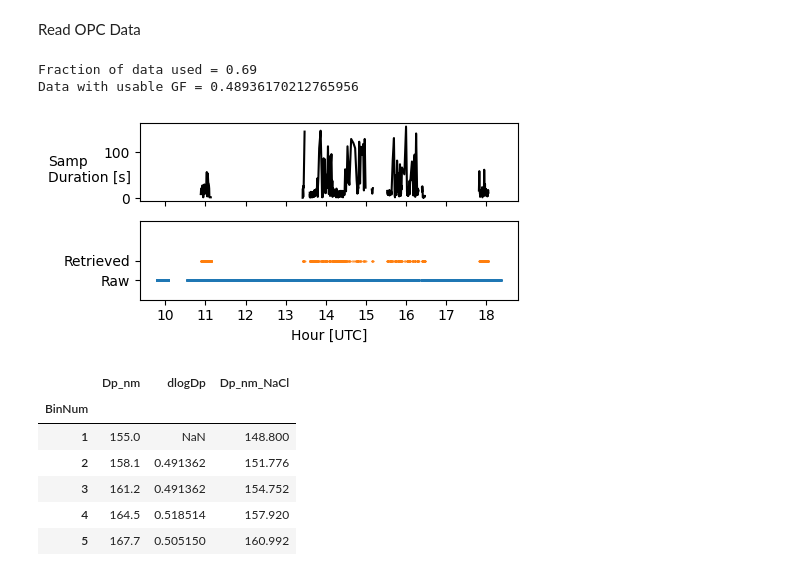
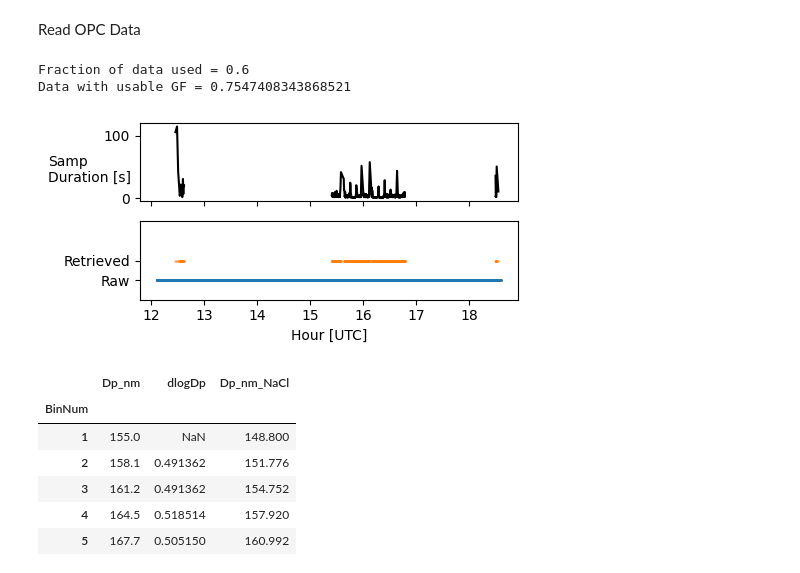
Before and after one commit to csoloff/dash, a Jupyter notebook: opc_process_peak.ipynb, the cells around one changed output. Drawn from its saved outputs; the diff is of its cells as text; code cells hidden in the pictures.

```diff
--- a/opc_process_peak.ipynb
+++ b/opc_process_peak.ipynb
@@ -366,14 +366,14 @@ def process(path, f_name):
     fig.savefig('./figures/process-'+f_name+'.png')
     return output
 # %%
-date = '2024_05_30'
+date = '2024_05_31'
 sems_per = get_sems_periods(datetime.strptime(date, '%Y_%m_%d'))
 ft = get_flight_periods(datetime.strptime(date, '%Y_%m_%d'))
-output = process('./data/DASH-flight-'+date+'/', 'RESAMP_240530')
+output = process('./data/DASH-flight-'+date+'/', 'RESAMP_240531')
 # %% [output]
-Fraction of data used = 0.69
-Data with usable GF = 0.48936170212765956
+Fraction of data used = 0.6
+Data with usable GF = 0.7547408343868521
-[figure, old version]
+[figure, new version]
 # %%
 bins
 # %% [output]
```
